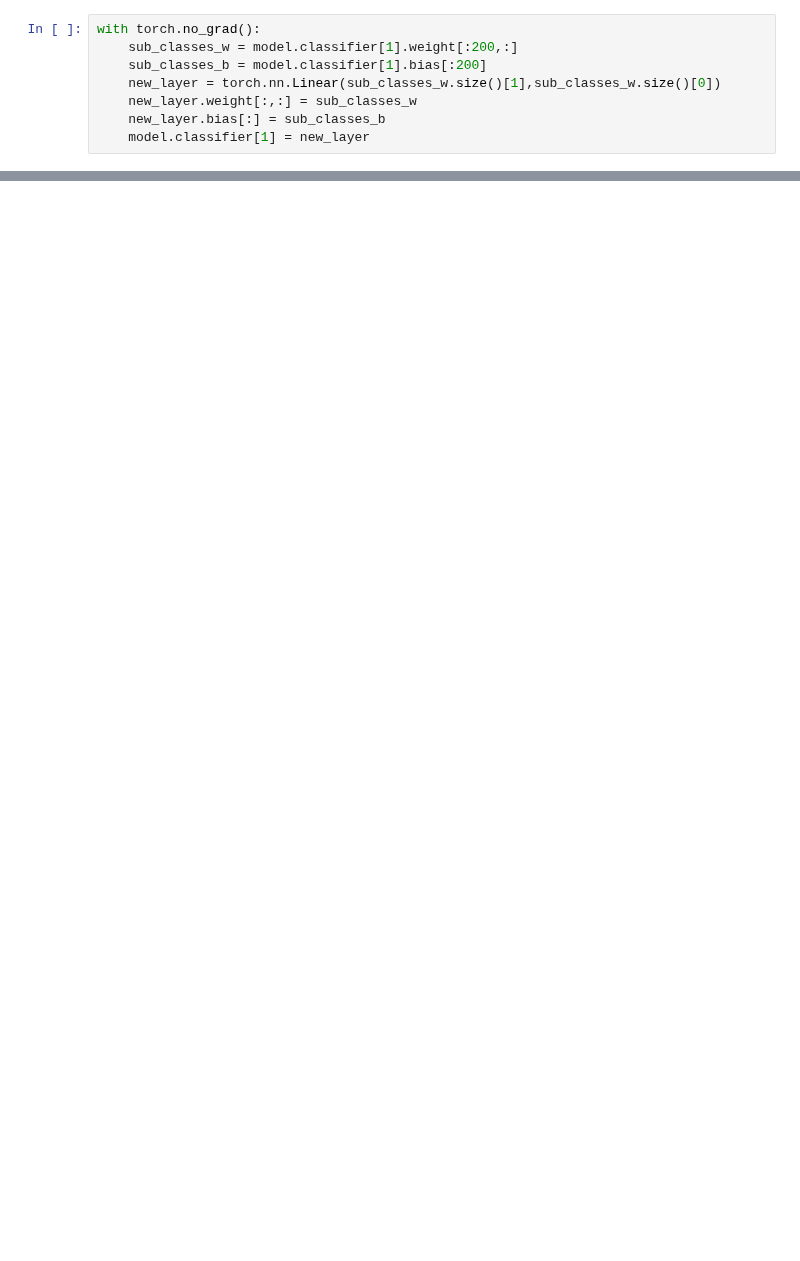
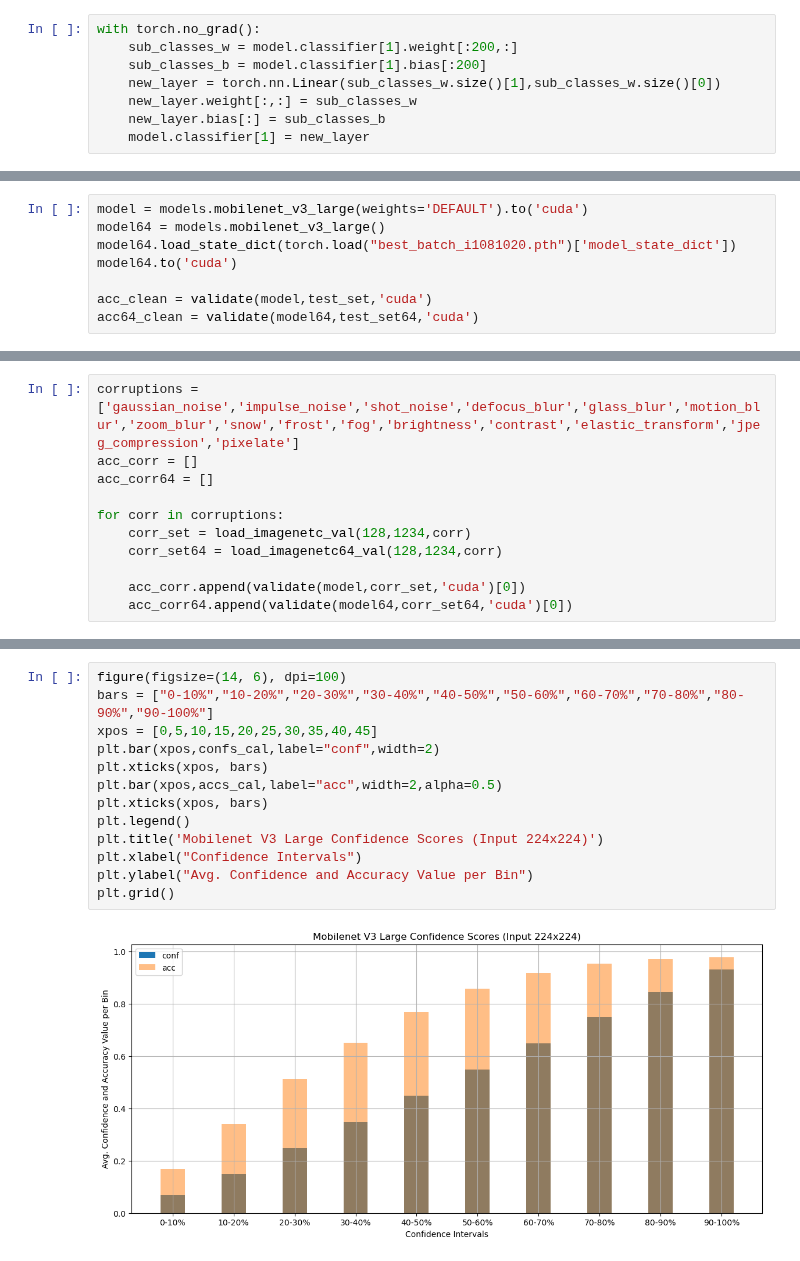
Before and after one commit to Geffen-Cooper/continual_learning_playground, a Jupyter notebook: src/learning_fast/train_tiny_imagenet/scratch.ipynb, the cells around one changed output, grey strips where cells are left out. Cells and saved outputs as stored; diff of their text form; blank space fills up the shorter version.

```diff
--- a/src/learning_fast/train_tiny_imagenet/scratch.ipynb
+++ b/src/learning_fast/train_tiny_imagenet/scratch.ipynb
@@ -65,0 +134,8 @@ KeyboardInterrupt:
+# %%
+model = models.mobilenet_v3_large(weights='DEFAULT').to('cuda')
+model64 = models.mobilenet_v3_large()
+model64.load_state_dict(torch.load("best_batch_i1081020.pth")['model_state_dict'])
+model64.to('cuda')
+
+acc_clean = validate(model,test_set,'cuda')
+acc64_clean = validate(model64,test_set64,'cuda')
@@ -65,0 +157,11 @@ KeyboardInterrupt:
+# %%
+corruptions = ['gaussian_noise','impulse_noise','shot_noise','defocus_blur','glass_blur','motion_blur','zoom_blur','snow','frost','fog','brightness','contrast','elastic_transform','jpeg_compression','pixelate']
+acc_corr = []
+acc_corr64 = []
+
+for corr in corruptions:
+    corr_set = load_imagenetc_val(128,1234,corr)
+    corr_set64 = load_imagenetc64_val(128,1234,corr)
+
+    acc_corr.append(validate(model,corr_set,'cuda')[0])
+    acc_corr64.append(validate(model64,corr_set64,'cuda')[0])
@@ -65,0 +362,15 @@ KeyboardInterrupt:
+# %%
+figure(figsize=(14, 6), dpi=100)
+bars = ["0-10%","10-20%","20-30%","30-40%","40-50%","50-60%","60-70%","70-80%","80-90%","90-100%"]
+xpos = [0,5,10,15,20,25,30,35,40,45]
+plt.bar(xpos,confs_cal,label="conf",width=2)
+plt.xticks(xpos, bars)
+plt.bar(xpos,accs_cal,label="acc",width=2,alpha=0.5)
+plt.xticks(xpos, bars)
+plt.legend()
+plt.title('Mobilenet V3 Large Confidence Scores (Input 224x224)')
+plt.xlabel("Confidence Intervals")
+plt.ylabel("Avg. Confidence and Accuracy Value per Bin")
+plt.grid()
+# %% [output]
+[figure, added]
```
Also changed, not shown: parts of 27 cells of this notebook, 14 other files.
